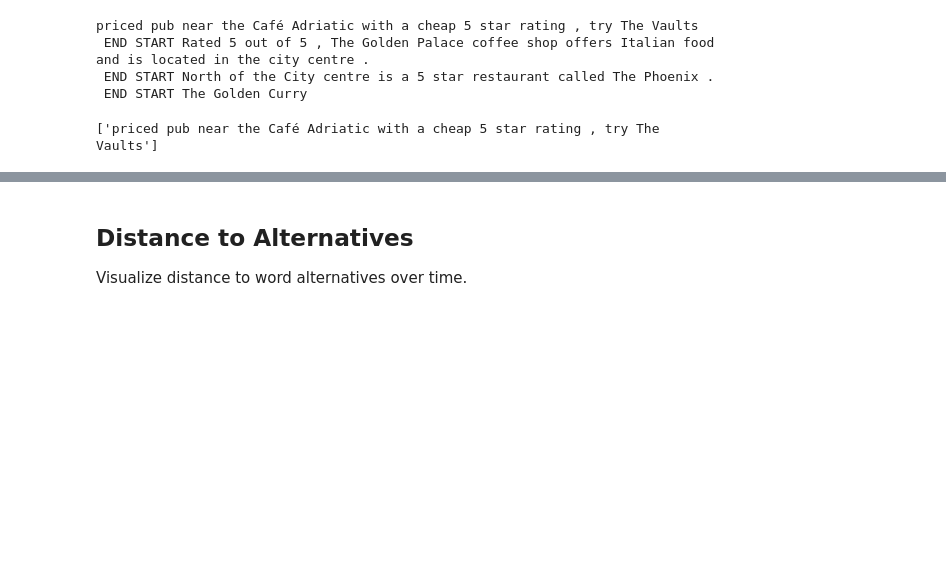
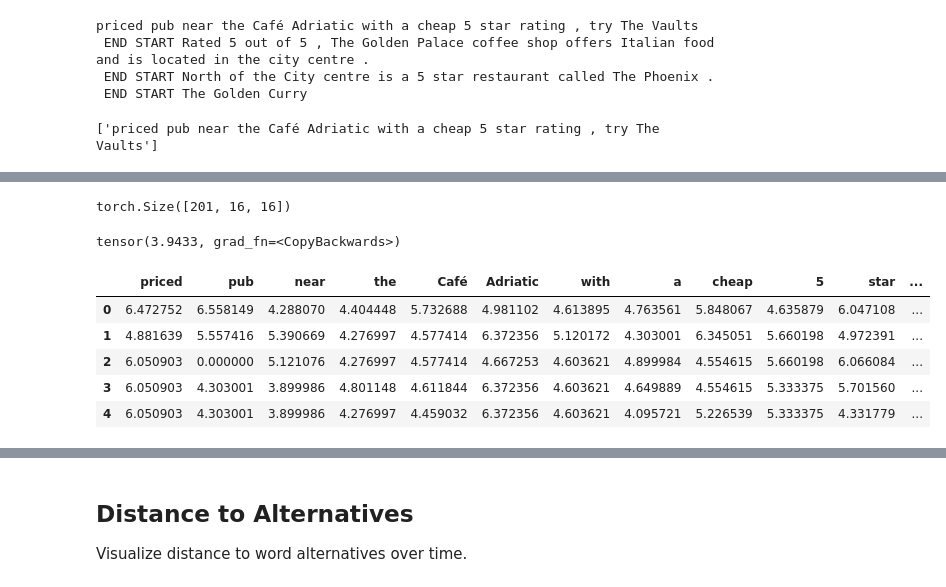
Before and after one commit to AmirZur/Diffusion-LM, a Jupyter notebook: transformers/examples/pytorch/language-modeling/playground.ipynb, the cells around one changed output, grey strips where cells are left out. Cells and saved outputs as stored; diff of their text form; code cells hidden in the pictures; blank space fills up the shorter version.

```diff
--- a/transformers/examples/pytorch/language-modeling/playground.ipynb
+++ b/transformers/examples/pytorch/language-modeling/playground.ipynb
@@ -247,0 +252,23 @@ print(decode(encoded.unsqueeze(0)))
+# %%
+clamped_sentence_tensors = torch.stack([
+    encode(decode(tensor.unsqueeze(0))[0].split()) for tensor in sentence_tensors
+])
+clamped_sentence_tensors.shape
+# %% [output]
+torch.Size([201, 16, 16])
+# %%
+# NOTE: distance should only be 0 at index -1 (i.e. final output)
+(clamped_sentence_tensors[-2] - sentence_tensors[-2]).norm()
+# %% [output]
+tensor(3.9433, grad_fn=<CopyBackwards>)
+# %%
+distances = (clamped_sentence_tensors - final_tensor).norm(dim=-1)
+data = pd.DataFrame(data=distances.clone().detach().numpy(), columns=parsed_sentence.split())
+data.head()
+# %% [output]
+|  | priced | pub | near | the | Café | Adriatic | with | a | cheap | 5 | star | ... |
+| 0 | 6.472752 | 6.558149 | 4.288070 | 4.404448 | 5.732688 | 4.981102 | 4.613895 | 4.763561 | 5.848067 | 4.635879 | 6.047108 | ... |
+| 1 | 4.881639 | 5.557416 | 5.390669 | 4.276997 | 4.577414 | 6.372356 | 5.120172 | 4.303001 | 6.345051 | 5.660198 | 4.972391 | ... |
+| 2 | 6.050903 | 0.000000 | 5.121076 | 4.276997 | 4.577414 | 4.667253 | 4.603621 | 4.899984 | 4.554615 | 5.660198 | 6.066084 | ... |
+| 3 | 6.050903 | 4.303001 | 3.899986 | 4.801148 | 4.611844 | 6.372356 | 4.603621 | 4.649889 | 4.554615 | 5.333375 | 5.701560 | ... |
+| 4 | 6.050903 | 4.303001 | 3.899986 | 4.276997 | 4.459032 | 6.372356 | 4.603621 | 4.095721 | 5.226539 | 5.333375 | 4.331779 | ... |
```
Also changed, not shown: parts of 3 cells of this notebook.
